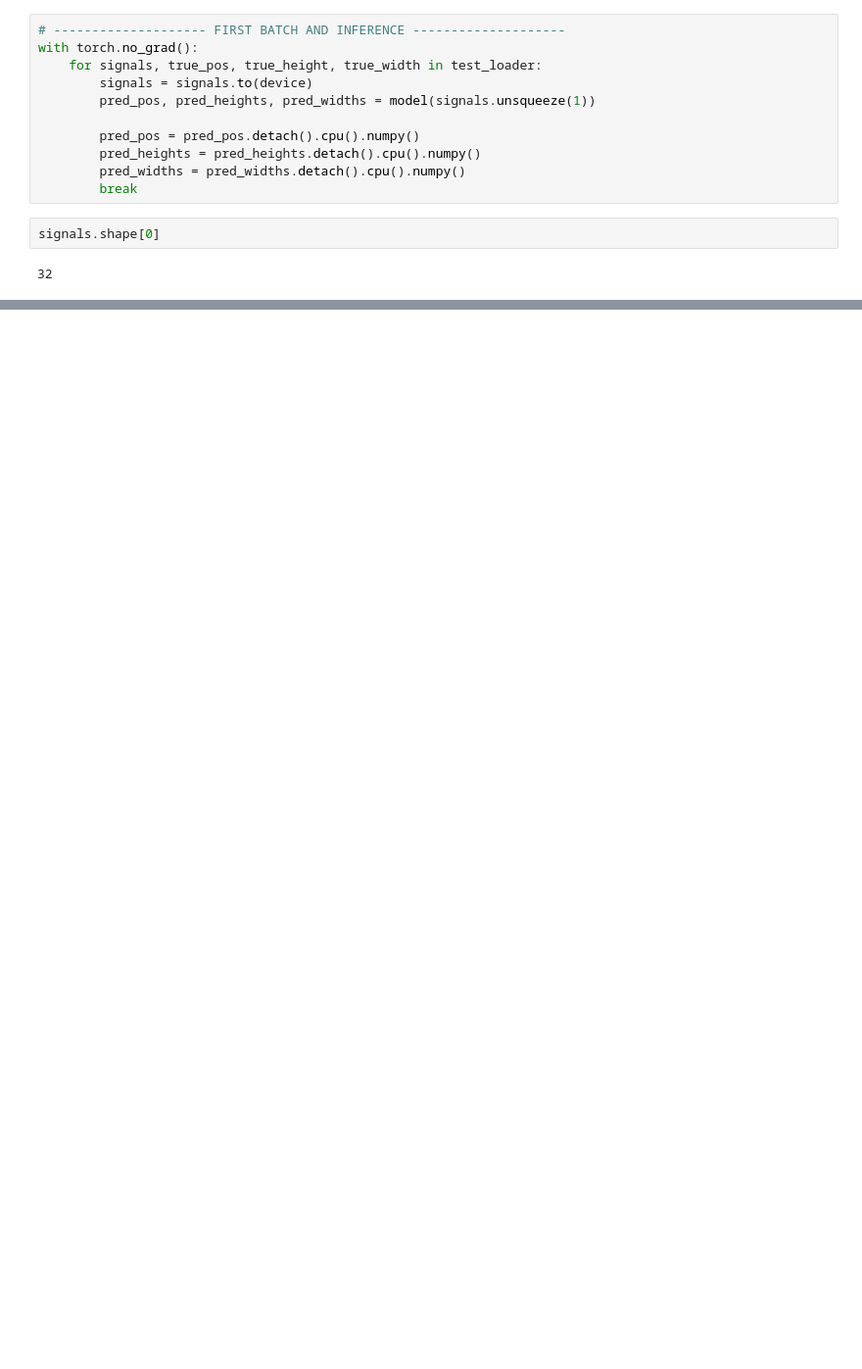
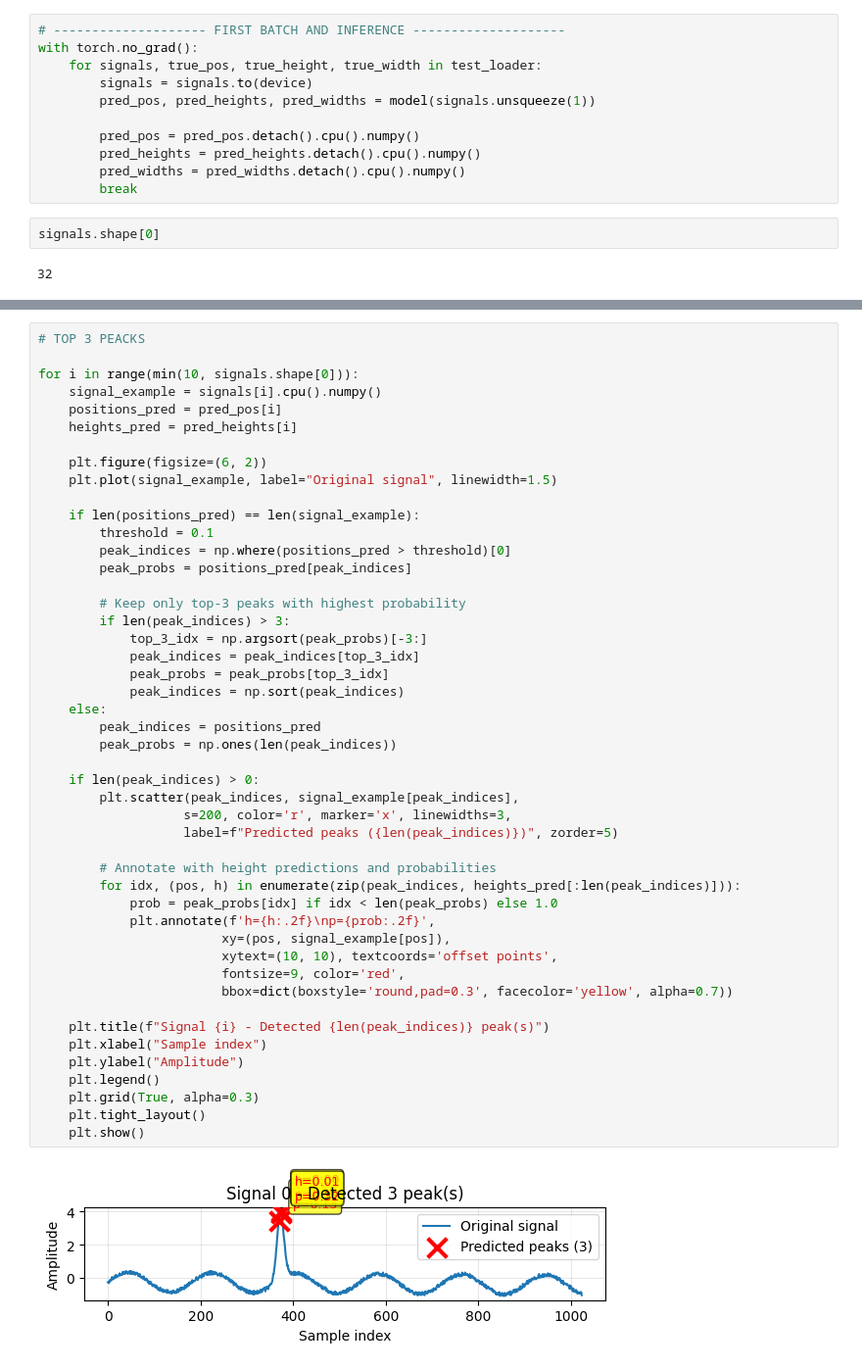
Before and after one commit to fabiolapasini/1DSignalProcessing, a Jupyter notebook: notebooks/test_inference.ipynb, the cells around one changed output, grey strips where cells are left out. Shown at 98% size. Cells and saved outputs as stored; diff of their text form; blank space fills up the shorter version.

```diff
--- a/notebooks/test_inference.ipynb
+++ b/notebooks/test_inference.ipynb
@@ -187,0 +372,49 @@ for i in range(min(32, signals.shape[0])):
+# %%
+# TOP 3 PEACKS
+
+for i in range(min(10, signals.shape[0])):
+    signal_example = signals[i].cpu().numpy()
+    positions_pred = pred_pos[i]
+    heights_pred = pred_heights[i]
+
+    plt.figure(figsize=(6, 2))
+    plt.plot(signal_example, label="Original signal", linewidth=1.5)
+
+    if len(positions_pred) == len(signal_example):
+        threshold = 0.1
+        peak_indices = np.where(positions_pred > threshold)[0]
+        peak_probs = positions_pred[peak_indices]
+
+        # Keep only top-3 peaks with highest probability
+        if len(peak_indices) > 3:
+            top_3_idx = np.argsort(peak_probs)[-3:]
+            peak_indices = peak_indices[top_3_idx]
+            peak_probs = peak_probs[top_3_idx]
+            peak_indices = np.sort(peak_indices)
+    else:
+        peak_indices = positions_pred
+        peak_probs = np.ones(len(peak_indices))
+
+    if len(peak_indices) > 0:
+        plt.scatter(peak_indices, signal_example[peak_indices],
+                   s=200, color='r', marker='x', linewidths=3,
+                   label=f"Predicted peaks ({len(peak_indices)})", zorder=5)
+
+        # Annotate with height predictions and probabilities
+        for idx, (pos, h) in enumerate(zip(peak_indices, heights_pred[:len(peak_indices)])):
+            prob = peak_probs[idx] if idx < len(peak_probs) else 1.0
+            plt.annotate(f'h={h:.2f}\np={prob:.2f}',
+                        xy=(pos, signal_example[pos]),
+                        xytext=(10, 10), textcoords='offset points',
+                        fontsize=9, color='red',
+                        bbox=dict(boxstyle='round,pad=0.3', facecolor='yellow', alpha=0.7))
+
+    plt.title(f"Signal {i} - Detected {len(peak_indices)} peak(s)")
+    plt.xlabel("Sample index")
+    plt.ylabel("Amplitude")
+    plt.legend()
+    plt.grid(True, alpha=0.3)
+    plt.tight_layout()
+    plt.show()
+# %% [output]
+[figure, added]
```
Also changed, not shown: parts of 11 cells of this notebook, 5 other files.
